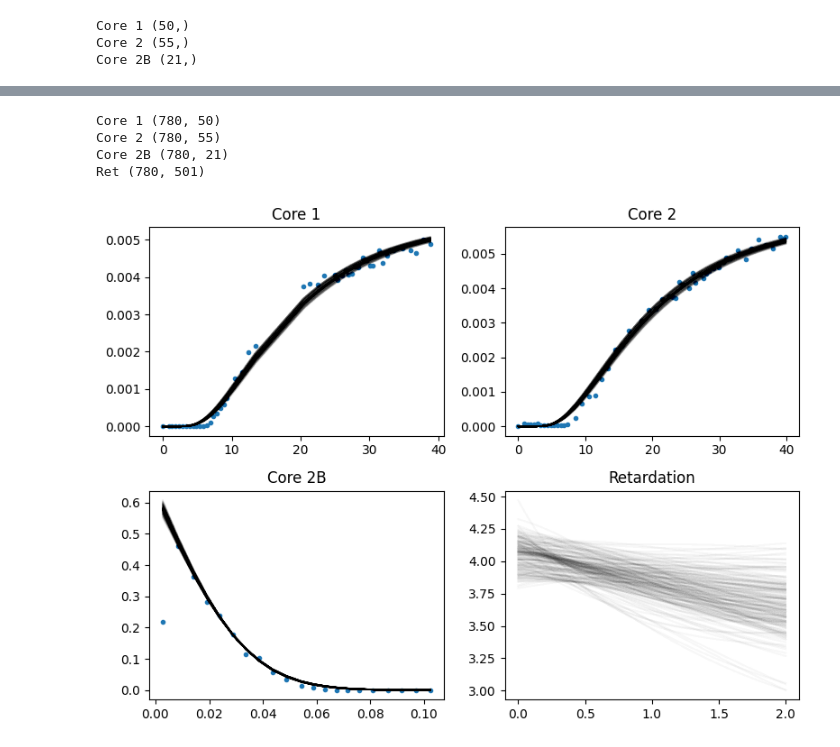
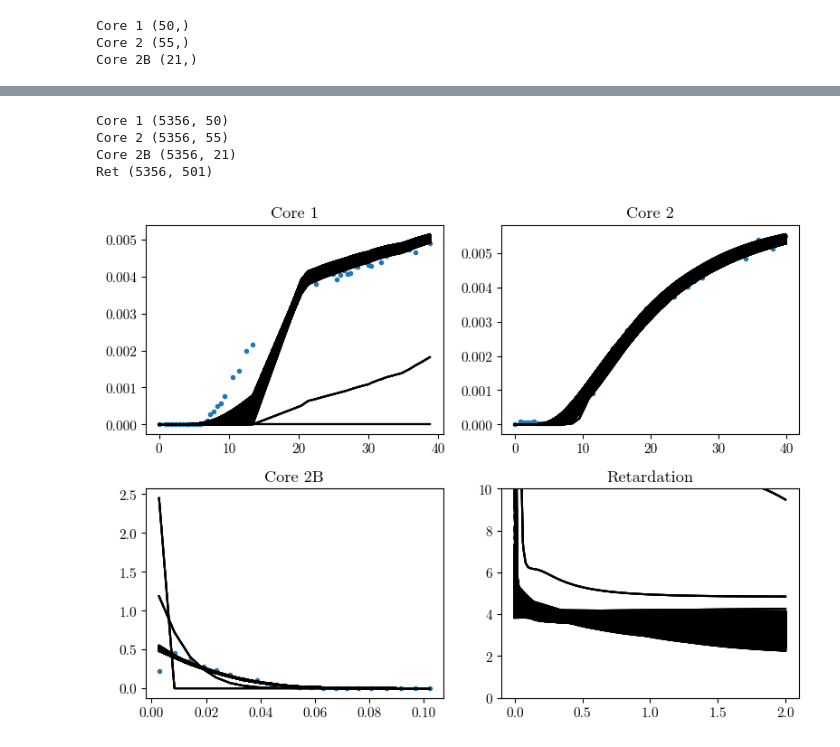
Before and after one commit to RiccardoFrenner/finn-nnpie, a Jupyter notebook: src/analyze_exp_seeds_and_loss_factors.ipynb, the cells around one changed output, grey strips where cells are left out. Drawn from its saved outputs; the diff is of its cells as text; code cells hidden in the pictures.

Commit message:
Update plots

```diff
--- a/src/analyze_exp_seeds_and_loss_factors.ipynb
+++ b/src/analyze_exp_seeds_and_loss_factors.ipynb
@@ -145,7 +145,7 @@ def preprocess_directory(directory) -> None:
     for epoch in tqdm.trange(MAX_EPOCHS):
         try:
             epoch_data = load_epoch_data(directory, epoch)
-        except FileNotFoundError:
+        except (FileNotFoundError, AssertionError):
             continue
         for core_type, data in epoch_data.items():
             all_data.setdefault(core_type, []).append(data)
@@ -240,11 +240,21 @@ def collect_valid_predictions(
 
         dir_data = load_preprocessed_data(directory)
 
+        u_ret = np.load(lib.FinnDir(directory).u_ret_path).squeeze()
         valid_rets_this_dir: list[np.ndarray] = []
         for epoch in range(dir_data["Core 1"].shape[0]):
             predictions = {
                 core_type: dir_data[core_type][epoch] for core_type in dir_data
             }
+
+            for k,v in predictions.items():
+                if np.shape(v) != GROUND_TRUTH_X[k].shape:
+                    print(np.shape(v), GROUND_TRUTH_X[k].shape)
+
+                xp = np.linspace(0, GROUND_TRUTH_X[k].max(), len(v), endpoint=True)
+                if k == "Ret":
+                    xp = u_ret
+                predictions[k] = np.interp(GROUND_TRUTH_X[k].squeeze(), xp, v.squeeze())
 
             if not is_valid_epoch(predictions, metrics_thresholds):
                 continue
@@ -258,7 +268,11 @@ def collect_valid_predictions(
                 continue
 
             valid_rets_this_dir.append(predictions["Ret"])
-            params.append(json.loads((directory / "config.json").read_text()))
+            try:
+                params.append(json.loads((directory / "config.json").read_text()))
+            except FileNotFoundError:
+                params.append(json.loads((directory / "finn_params.json").read_text()))
+
             params[-1]["epoch"] = epoch
             for k, v in predictions.items():
                 valid_predictions.setdefault(k, []).append(v)
@@ -364,31 +417,33 @@ Saving 780 'Ret' samples to ../data_processed/experimental/SPAN/y_ret_samples.np
 # %%
 fig, axs = plt.subplots(nrows=2, ncols=2, figsize=(8, 6))
 axs = axs.flatten()
 
 
 for i, (core_type, y) in enumerate(GROUND_TRUTH_Y.items()):
     axs[i].plot(GROUND_TRUTH_X[core_type], y, ".")
     axs[i].set_title(core_type)
 axs[-1].set_title("Retardation")
 
 
 for i, (core_type, curves) in enumerate(valid_curves.items()):
     if curves is None or curves.size < 1:
         continue
 
     print(core_type, curves.shape)
-    alpha = min(1, 6 / curves.shape[0])
+    alpha = 1#min(1, 6 / curves.shape[0])
     # alpha = 1.0
     axs[i].plot(
         GROUND_TRUTH_X[core_type], curves.T, "k-", alpha=alpha
     )
+    if core_type == "Ret":
+        axs[i].set_ylim(0, 10)
 
 
 plt.tight_layout()
 plt.show()
 # %% [output]
-Core 1 (780, 50)
-Core 2 (780, 55)
-Core 2B (780, 21)
-Ret (780, 501)
+Core 1 (5356, 50)
+Core 2 (5356, 55)
+Core 2B (5356, 21)
+Ret (5356, 501)
-[figure, old version]
+[figure, new version]
```
Also changed, not shown: parts of 4 cells of this notebook, 7 other files.
